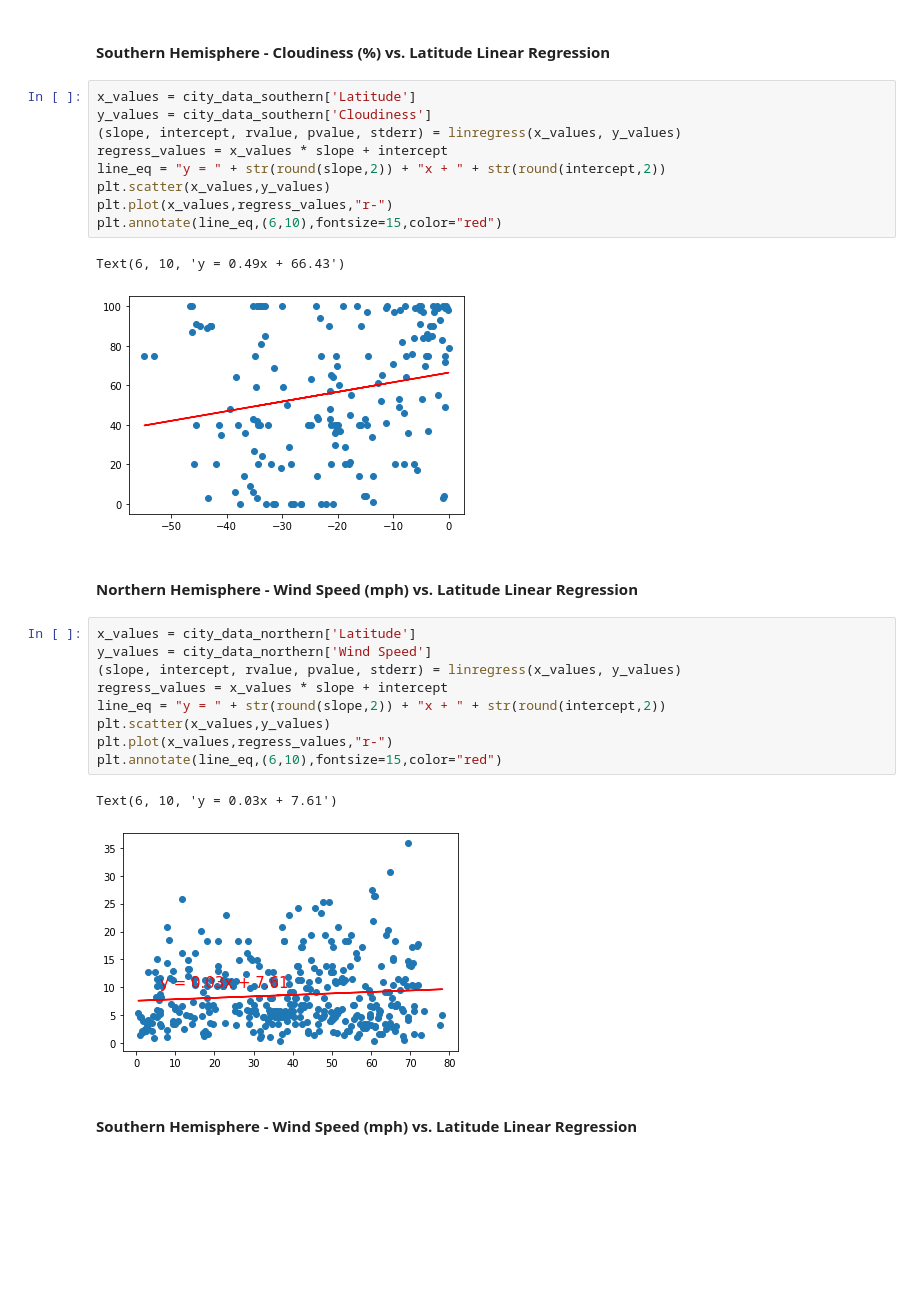
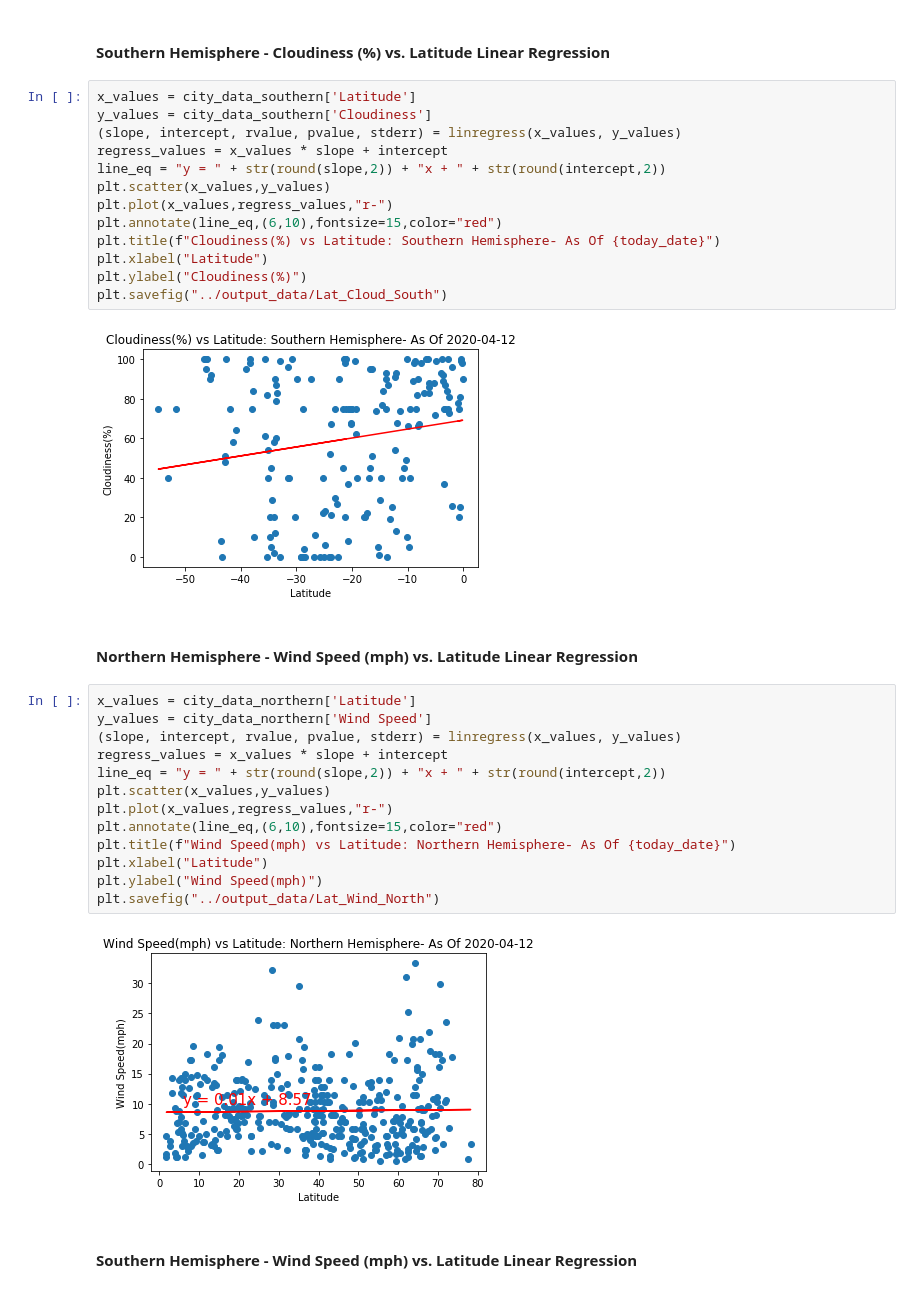
Before and after one commit to ashisharchna/python-api-challenge, a Jupyter notebook: WeatherPy/WeatherPy.ipynb, the cells around one changed output. Cells and saved outputs as stored; diff of their text form; blank space fills up the shorter version.

```diff
--- a/WeatherPy/WeatherPy.ipynb
+++ b/WeatherPy/WeatherPy.ipynb
@@ -327,15 +329,18 @@ plt.savefig("MaxTemp_Cloud_North")
 # %%
 x_values = city_data_southern['Latitude']
 y_values = city_data_southern['Cloudiness']
 (slope, intercept, rvalue, pvalue, stderr) = linregress(x_values, y_values)
 regress_values = x_values * slope + intercept
 line_eq = "y = " + str(round(slope,2)) + "x + " + str(round(intercept,2))
 plt.scatter(x_values,y_values)
 plt.plot(x_values,regress_values,"r-")
 plt.annotate(line_eq,(6,10),fontsize=15,color="red")
+plt.title(f"Cloudiness(%) vs Latitude: Southern Hemisphere- As Of {today_date}")
+plt.xlabel("Latitude")
+plt.ylabel("Cloudiness(%)")
+plt.savefig("../output_data/Lat_Cloud_South")
 # %% [output]
-Text(6, 10, 'y = 0.49x + 66.43')
-[figure, old version]
+[figure, new version]
 # %% [markdown]
 ####  Northern Hemisphere - Wind Speed (mph) vs. Latitude Linear Regression
 # %%
@@ -347,9 +352,12 @@ line_eq = "y = " + str(round(slope,2)) + "x + " + str(round(intercept,2))
 plt.scatter(x_values,y_values)
 plt.plot(x_values,regress_values,"r-")
 plt.annotate(line_eq,(6,10),fontsize=15,color="red")
+plt.title(f"Wind Speed(mph) vs Latitude: Northern Hemisphere- As Of {today_date}")
+plt.xlabel("Latitude")
+plt.ylabel("Wind Speed(mph)")
+plt.savefig("../output_data/Lat_Wind_North")
 # %% [output]
-Text(6, 10, 'y = 0.03x + 7.61')
-[figure, old version]
+[figure, new version]
 # %% [markdown]
 ####  Southern Hemisphere - Wind Speed (mph) vs. Latitude Linear Regression
 # %%
```
Also changed, not shown: parts of 20 cells of this notebook, 26 other files.
